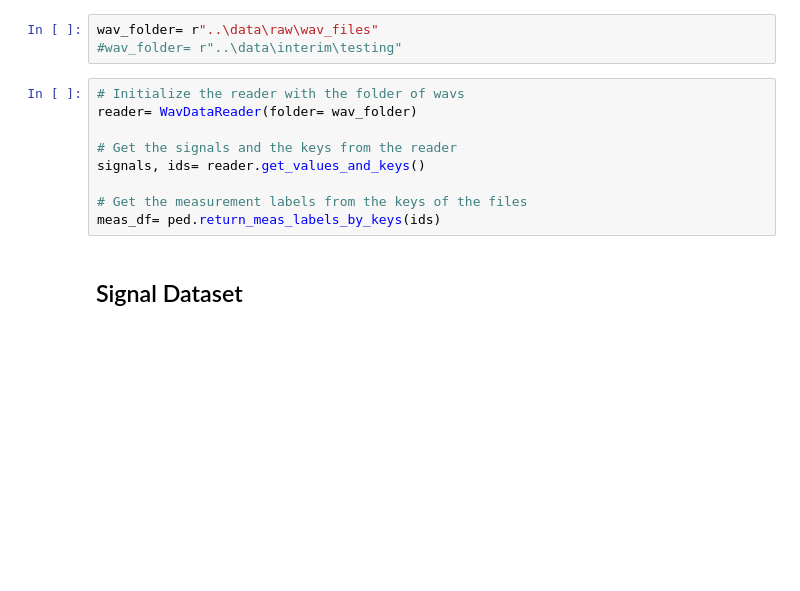
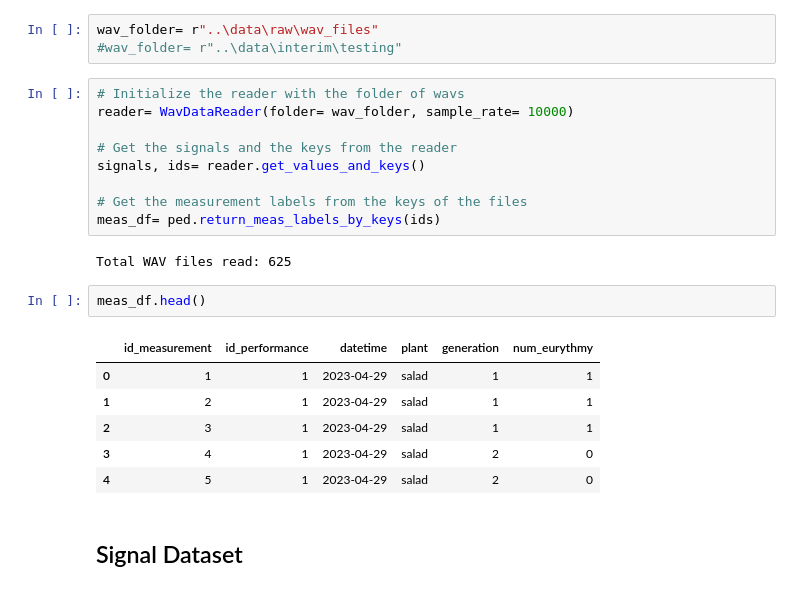
Before and after one commit to alvaro-francisco-gil/plant-reactivity-analysis, a Jupyter notebook: notebooks/make_dataset.ipynb, the cells around one changed output. Cells and saved outputs as stored; diff of their text form; blank space fills up the shorter version.

```diff
--- a/notebooks/make_dataset.ipynb
+++ b/notebooks/make_dataset.ipynb
@@ -18,12 +18,23 @@ wav_folder= r"..\data\raw\wav_files"
 #wav_folder= r"..\data\interim\testing"
 # %%
 # Initialize the reader with the folder of wavs
-reader= WavDataReader(folder= wav_folder)
+reader= WavDataReader(folder= wav_folder, sample_rate= 10000)
 
 # Get the signals and the keys from the reader
 signals, ids= reader.get_values_and_keys()
 
 # Get the measurement labels from the keys of the files
 meas_df= ped.return_meas_labels_by_keys(ids)
+# %% [output]
+Total WAV files read: 625
+# %%
+meas_df.head()
+# %% [output]
+|  | id_measurement | id_performance | datetime | plant | generation | num_eurythmy |
+| 0 | 1 | 1 | 2023-04-29 | salad | 1 | 1 |
+| 1 | 2 | 1 | 2023-04-29 | salad | 1 | 1 |
+| 2 | 3 | 1 | 2023-04-29 | salad | 1 | 1 |
+| 3 | 4 | 1 | 2023-04-29 | salad | 2 | 0 |
+| 4 | 5 | 1 | 2023-04-29 | salad | 2 | 0 |
 # %% [markdown]
 ## Signal Dataset
```
Also changed, not shown: parts of 56 cells of this notebook, 8 other files.
